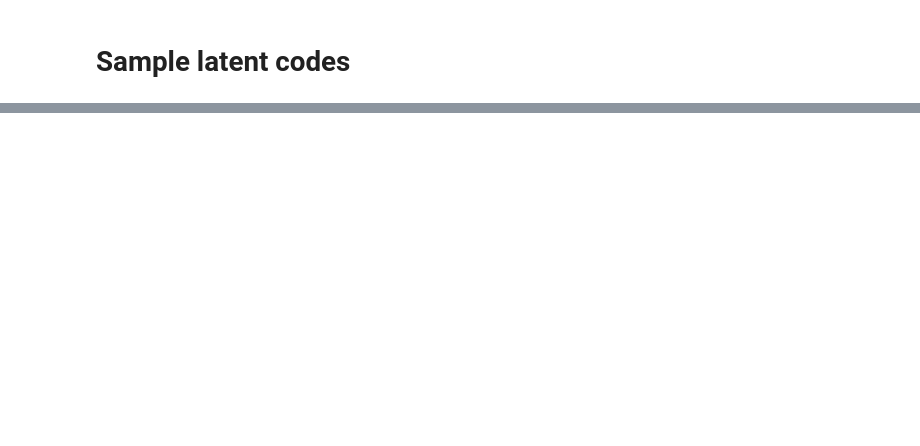
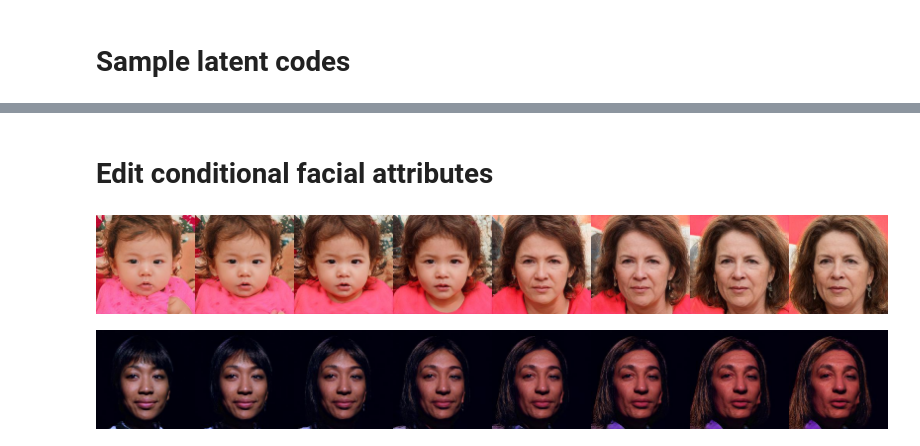
Before and after one commit to yuzq97/starter_project, a Jupyter notebook: demo.ipynb, the cells around one changed output, grey strips where cells are left out. Cells and saved outputs as stored; diff of their text form; code cells hidden in the pictures; blank space fills up the shorter version.

```diff
--- a/demo.ipynb
+++ b/demo.ipynb
@@ -123,0 +144,28 @@ imshow(new_images, col=num_samples)
+# %% [markdown]
+# Edit conditional facial attributes
+# %%
+#@title { display-mode: "form", run: "auto" }
+conditional_attribute = "age_c_gender" #@param ['age_c_eyeglasses','age_c_gender','eyeglasses_c_age','eyeglasses_c_gender']
+
+if latent_space_type == "W":
+  raise AttributeError('Conditional manipulation does not work in W space')
+else:
+  boundary = conditional_boundaries[conditional_attribute]
+  total_num = latent_codes.shape[0]
+  for sample_id in range(total_num):
+    interpolations = linear_interpolate(latent_codes[sample_id:sample_id + 1],
+                                        boundary,
+                                        start_distance=-2.0,
+                                        end_distance=3.0,
+                                        steps=num_steps)
+    images = []
+    for interpolations_batch in generator.get_batch_inputs(interpolations):
+      outputs = generator.easy_synthesize(interpolations_batch, **synthesis_kwargs)
+      image = outputs['image']
+      images.append(image)
+
+    images = np.concatenate(images)
+    imshow(images,col=num_steps)
+# %% [output]
+[figure, added]
+[figure, added]
```
Also changed, not shown: parts of 8 cells of this notebook.
